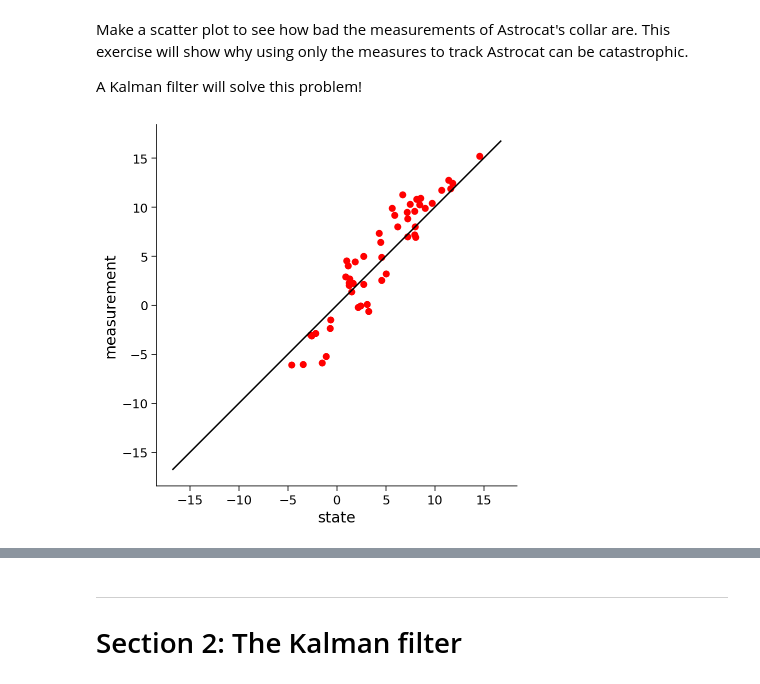
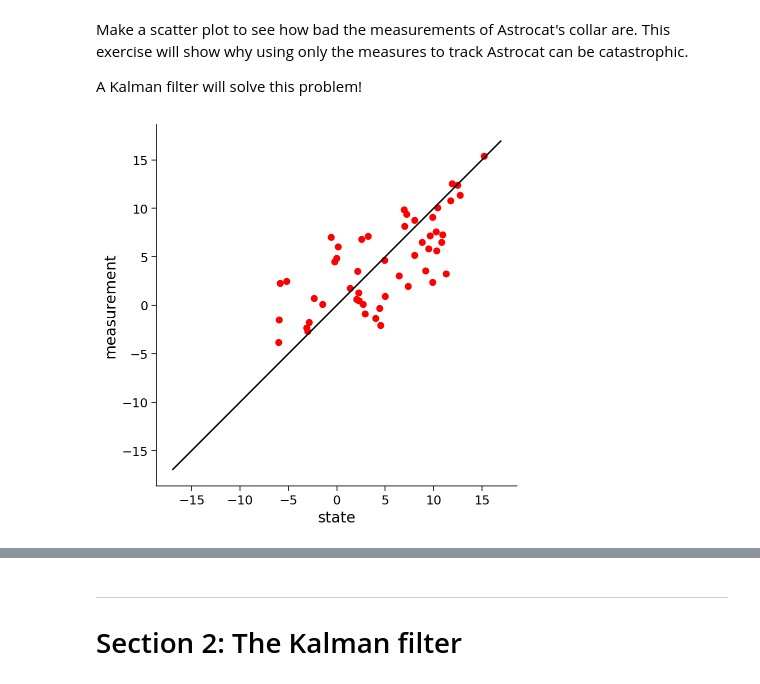
Before and after one commit to Zleander/PML_Exercises, a Jupyter notebook: Ex10/Ex10_Julian_Zimmerlin_6009977_Leander_Zimmermann_4165446.ipynb, the cells around one changed output, grey strips where cells are left out. Saved outputs shown, nothing was run; the diff lists cells and outputs as text; code cells hidden in the pictures.

```diff
--- a/Ex10/Ex10_Julian_Zimmerlin_6009977_Leander_Zimmermann_4165446.ipynb
+++ b/Ex10/Ex10_Julian_Zimmerlin_6009977_Leander_Zimmermann_4165446.ipynb
@@ -257,7 +257,7 @@ def read_collar(s, sigma_measurements):
 
     for t in range(len(s)):
 
-        w = np.random.normal(scale=sigma_p)
+        w = np.random.normal(scale=sigma_measurements)
 
         # Read measurement
         m[t] = D * s[t] + w
@@ -304,35 +304,35 @@ def compare(s, m):
     """
 
     fig = plt.figure()
     ax = fig.add_subplot(111)
     sbounds = 1.1*max(max(np.abs(s)), max(np.abs(m)))
     ax.plot([-sbounds, sbounds], [-sbounds, sbounds], 'k')    # plot line of equality
     ax.set_xlabel('state')
     ax.set_ylabel('measurement')
     ax.set_aspect('equal')
 
     # Complete a scatter plot: true state versus measurements
-    ax.scatter(m, s, color='red')
+    ax.scatter(s, m, color='red')
 
 
 # Set parameters
 np.random.seed(0)
 D = 0.9    # parameter in s(t)
 T = 50      # total time duration
 s0 = 5.     # initial condition of s at time 0
 sigma_p = 2 # amount of noise in the actuators of astrocat's propulsion unit
 sigma_measurements = 4 # amount of noise in astrocat's collar
 
 # Simulate Astrocat
 s = simulate(D, s0, sigma_p, T)
 
 # Take measurement from collar
 m = read_collar(s, sigma_measurements)
 
 # Visualize true vs measured states
 compare(s,m)
 # %% [output]
-[figure, old version]
+[figure, new version]
 # %% [markdown]
 *Example output:*
 
```
Also changed, not shown: parts of 1 cell of this notebook, 9 other files.
